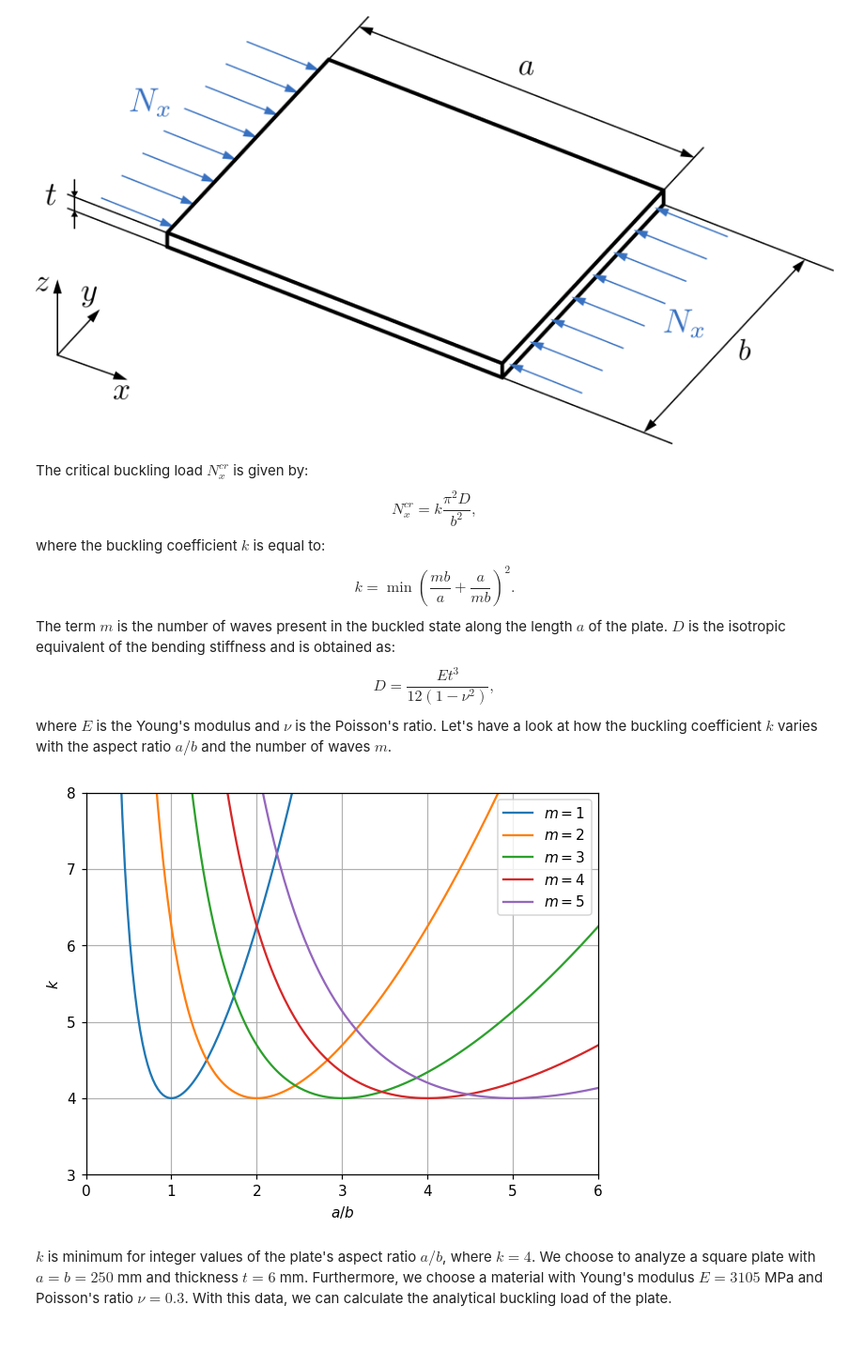
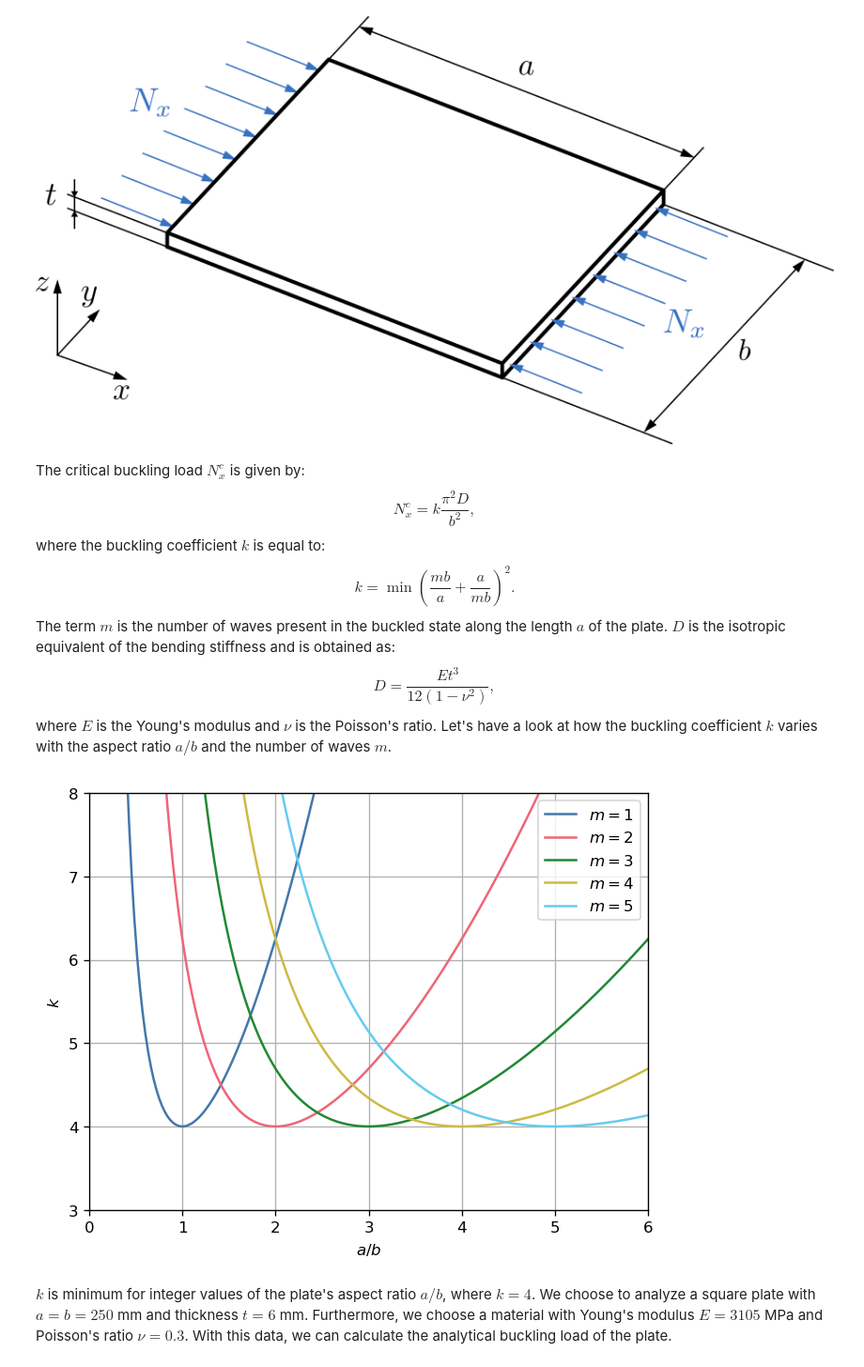
Before and after one commit to fmamitrotta/nonlinear-structural-stability-notebooks, a Jupyter notebook: notebooks/03_Equilibrium_Diagram_of_a_Thin_Plate_under_Uniaxial_Compression.ipynb, the cells around one changed output. Shown at 94% size. Saved outputs shown, nothing was run; the diff lists cells and outputs as text; code cells hidden in the pictures; blank space fills up the shorter version.

```diff
--- a/notebooks/03_Equilibrium_Diagram_of_a_Thin_Plate_under_Uniaxial_Compression.ipynb
+++ b/notebooks/03_Equilibrium_Diagram_of_a_Thin_Plate_under_Uniaxial_Compression.ipynb
@@ -28,8 +28,8 @@ Image(filename=os.path.join('resources', '03_PlateGeometry.png'))
 # %% [output]
 [figure]
 # %% [markdown]
-The critical buckling load $N_x^{cr}$ is given by:
-$$N_x^{cr}=k\frac{\pi^2D}{b^2},$$
+The critical buckling load $N_x^{c}$ is given by:
+$$N_x^{c}=k\frac{\pi^2D}{b^2},$$
 where the buckling coefficient $k$ is equal to:
 $$k=\min\left(\frac{mb}{a}+\frac{a}{mb}\right)^2.$$
 The term $m$ is the number of waves present in the buckled state along the length $a$ of the plate. $D$ is the isotropic equivalent of the bending stiffness and is obtained as:
@@ -37,27 +37,29 @@ $$D=\frac{Et^3}{12(1-\nu^2)},$$
 where $E$ is the Young's modulus and $\nu$ is the Poisson's ratio. Let's have a look at how the buckling coefficient $k$ varies with the aspect ratio $a/b$ and the number of waves $m$.
 # %%
 import matplotlib.pyplot as plt  # plotting package
+import tol_colors as tc  # package for colorblind-friendly colors
 import numpy as np  # package for matrix operations
 
-plt.rcParams['figure.dpi'] = 110 # set default dpi of figures
+plt.rc('axes', prop_cycle=plt.cycler('color', list(tc.tol_cset('bright'))))  # set default color cycle to TOL bright for colorblind accessibility
+plt.rcParams['figure.dpi'] = 120 # set default dpi of figures
 
 # Plot buckling coefficient vs aspect ratio for different numbers of waves
 _, ax = plt.subplots()  # create figure with one subplot
 aspect_ratio = np.linspace(.1, 6, 200)  # aspect ratio interval
 no_waves = np.arange(1, 6)  # numbers of waves investigated
 for m in no_waves:  # iterate throught the different number of waves
-    ax.plot(aspect_ratio, (m/aspect_ratio + aspect_ratio/m)**2, label=f'$m={m:d}$')  # plot buckling coefficient vs aspect ratio
+    ax.plot(aspect_ratio, (m/aspect_ratio + aspect_ratio/m)**2, label=f"$m={m:d}$")  # plot buckling coefficient vs aspect ratio
 
 # Set plot appearance
 plt.xlabel('$a/b$')
 plt.ylabel('$k$')
 ax.set_xlim([0, 6])
 ax.set_ylim([3, 8])
 plt.legend()
 plt.grid()
 plt.show()
 # %% [output]
-[figure, old version]
+[figure, new version]
 # %% [markdown]
 $k$ is minimum for integer values of the plate's aspect ratio $a/b$, where $k=4$. We choose to analyze a square plate with $a=b=250$ mm and thickness $t=6$ mm. Furthermore, we choose a material with Young's modulus $E=3105$ MPa and Poisson's ratio $\nu=0.3$. With this data, we can calculate the analytical buckling load of the plate.
 # %%
```
Also changed, not shown: parts of 29 cells of this notebook, 7 other files.
